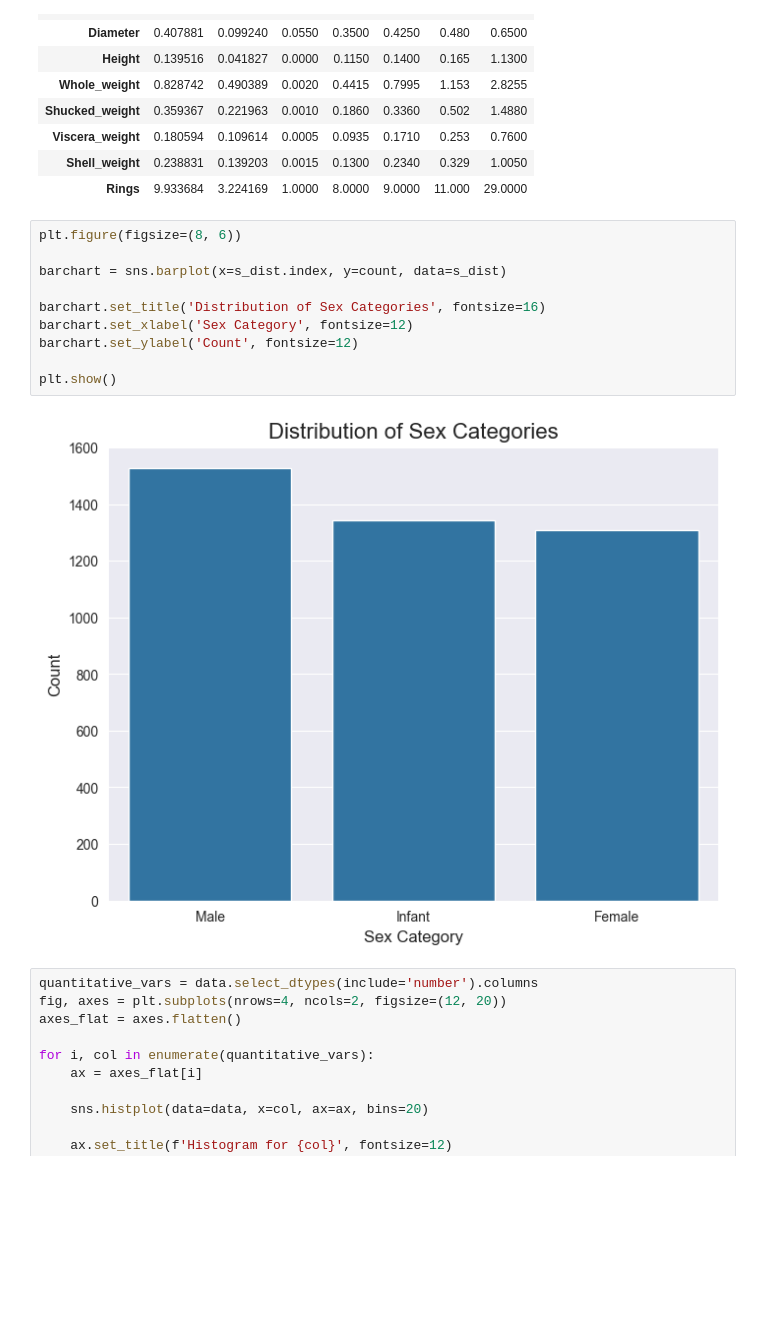
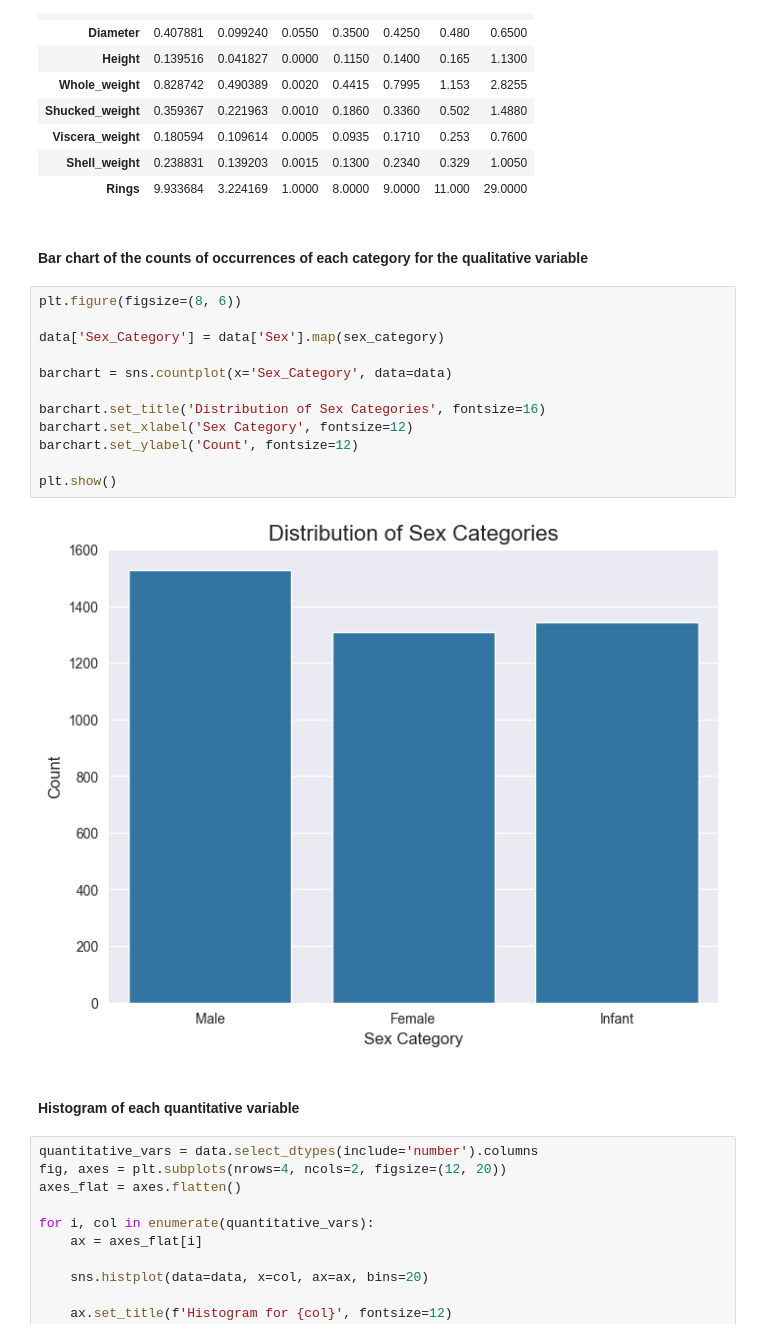
Before and after one commit to EmelusP/PIP, a Jupyter notebook: PIP_Task1/Task1.ipynb, the cells around one changed output. Cells and saved outputs as stored; diff of their text form; blank space fills up the shorter version.

Commit message:
Barplot to countplot and subtitles

```diff
--- a/PIP_Task1/Task1.ipynb
+++ b/PIP_Task1/Task1.ipynb
@@ -46,18 +53,24 @@ stats.T[['mean', 'std', 'min', '25%', '50%', '75%', 'max']]
 | Viscera_weight | 0.180594 | 0.109614 | 0.0005 | 0.0935 | 0.1710 | 0.253 | 0.7600 |
 | Shell_weight | 0.238831 | 0.139203 | 0.0015 | 0.1300 | 0.2340 | 0.329 | 1.0050 |
 | Rings | 9.933684 | 3.224169 | 1.0000 | 8.0000 | 9.0000 | 11.000 | 29.0000 |
+# %% [markdown]
+#### Bar chart of the counts of occurrences of each category for the qualitative variable
 # %%
 plt.figure(figsize=(8, 6))
 
-barchart = sns.barplot(x=s_dist.index, y=count, data=s_dist)
+data['Sex_Category'] = data['Sex'].map(sex_category)
+
+barchart = sns.countplot(x='Sex_Category', data=data)
 
 barchart.set_title('Distribution of Sex Categories', fontsize=16)
 barchart.set_xlabel('Sex Category', fontsize=12)
 barchart.set_ylabel('Count', fontsize=12)
 
 plt.show()
 # %% [output]
-[figure, old version]
+[figure, new version]
+# %% [markdown]
+#### Histogram of each quantitative variable
 # %%
 quantitative_vars = data.select_dtypes(include='number').columns
 fig, axes = plt.subplots(nrows=4, ncols=2, figsize=(12, 20))
```
Also changed, not shown: parts of 8 cells of this notebook.
